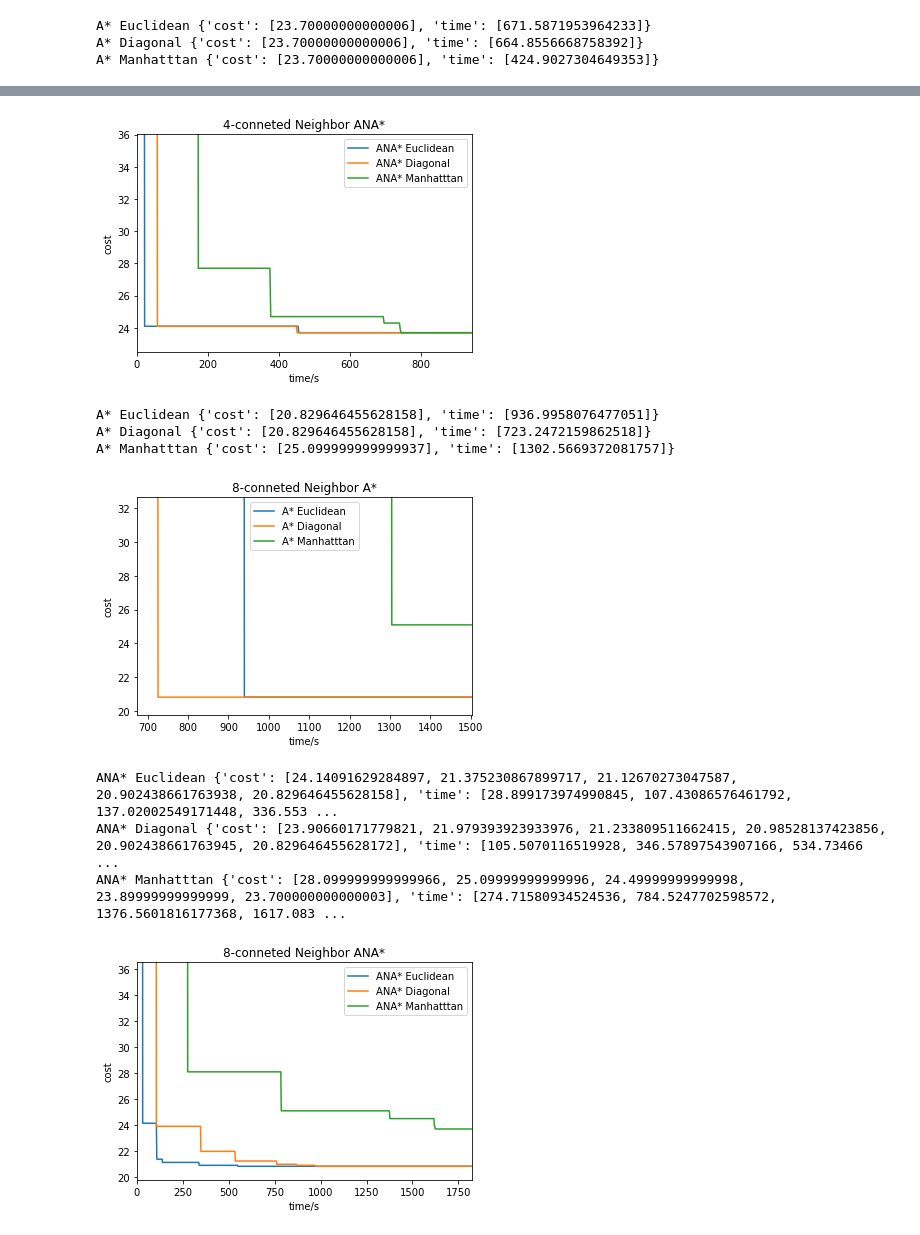
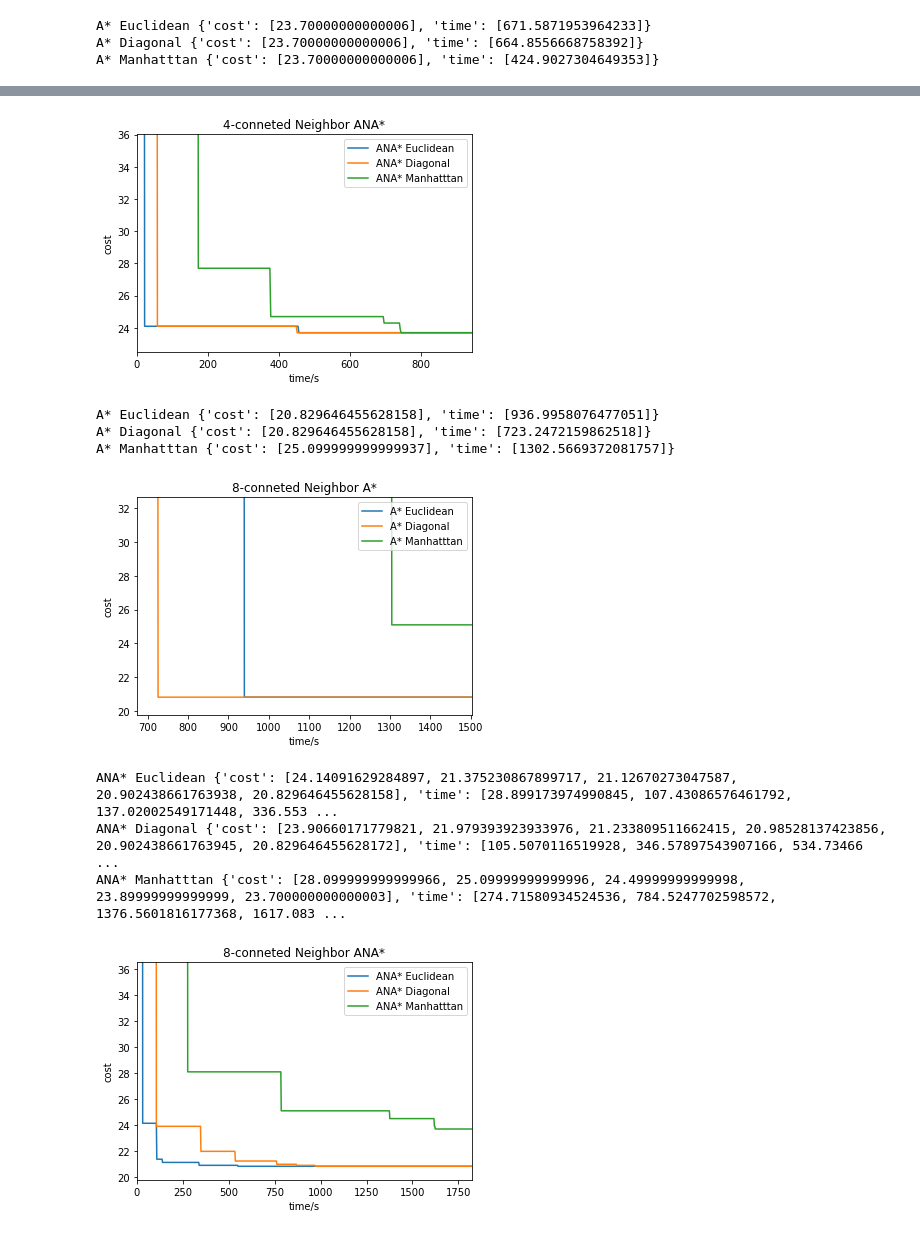
Before and after one commit to tccoin/UM-498-Algo-Robo-ANA, a Jupyter notebook: plot.ipynb, the cells around one changed output, grey strips where cells are left out. Cells and saved outputs as stored; diff of their text form; code cells hidden in the pictures.

```diff
--- a/plot.ipynb
+++ b/plot.ipynb
@@ -84,41 +84,47 @@ titles = [
     '8-conneted Neighbor A*',
     '8-conneted Neighbor ANA*',
 ]
+filenames = [
+    '4 conneted Neighbor A',
+    '4 conneted Neighbor ANA',
+    '8 conneted Neighbor A',
+    '8 conneted Neighbor ANA',
+]
 for i, data in enumerate([data4_astar, data4_ana, data8_astar, data8_ana]):
     legend_list = []
     cost_min = []
     cost_max = []
     time_max = []
     time_min = []
     for label, value in data.items():
         legend_list.append(label)
         cost_min+=[min(value['cost'])]
         cost_max+=[max(value['cost'])]
         time_max+=[max(value['time'])]
         time_min+=[min(value['time'])]
         print(label,value)
         plot_log(value['time'], value['cost'])
-    plt.legend(legend_list)
+    plt.legend(legend_list, loc='upper right')
     plt.xlim([max(min(time_min)-50,0), max(time_max)+200])
     plt.ylim([min(cost_min)*0.95, max(cost_max)*1.3])
     plt.title(titles[i])
     plt.ylabel("cost")
     plt.xlabel("time/s")
-    plt.savefig('dist/graph/{}.png'.format(titles[i]), dpi=200)
+    plt.savefig(filenames[i]+'.png', dpi=200)
     plt.show()
 # %% [output]
 A* Euclidean {'cost': [23.70000000000006], 'time': [671.5871953964233]}
 A* Diagonal {'cost': [23.70000000000006], 'time': [664.8556668758392]}
 A* Manhatttan {'cost': [23.70000000000006], 'time': [424.9027304649353]}
 [figure]
 ANA* Euclidean {'cost': [24.10000000000006, 23.70000000000006], 'time': [20.007426738739014, 456.37651920318604]}
 ANA* Diagonal {'cost': [24.10000000000006, 23.70000000000006], 'time': [56.73942232131958, 451.2121217250824]}
 ANA* Manhatttan {'cost': [27.70000000000011, 24.700000000000067, 24.30000000000006, 23.900000000000063, 23.70000000000006], 'time': [172.10139226913452, 376.3681936264038, 695.871618270874, 741.063800 ...
 [figure]
 A* Euclidean {'cost': [20.829646455628158], 'time': [936.9958076477051]}
 A* Diagonal {'cost': [20.829646455628158], 'time': [723.2472159862518]}
 A* Manhatttan {'cost': [25.099999999999937], 'time': [1302.5669372081757]}
-[figure, old version]
+[figure, new version]
 ANA* Euclidean {'cost': [24.14091629284897, 21.375230867899717, 21.12670273047587, 20.902438661763938, 20.829646455628158], 'time': [28.899173974990845, 107.43086576461792, 137.02002549171448, 336.553 ...
 ANA* Diagonal {'cost': [23.90660171779821, 21.979393923933976, 21.233809511662415, 20.98528137423856, 20.902438661763945, 20.829646455628172], 'time': [105.5070116519928, 346.57897543907166, 534.73466 ...
 ANA* Manhatttan {'cost': [28.099999999999966, 25.09999999999996, 24.49999999999998, 23.89999999999999, 23.700000000000003], 'time': [274.71580934524536, 784.5247702598572, 1376.5601816177368, 1617.083 ...
```
Also changed, not shown: parts of 1 cell of this notebook.
